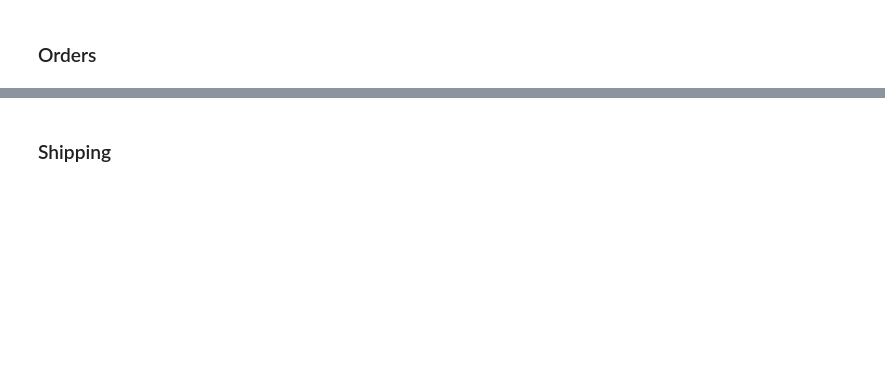
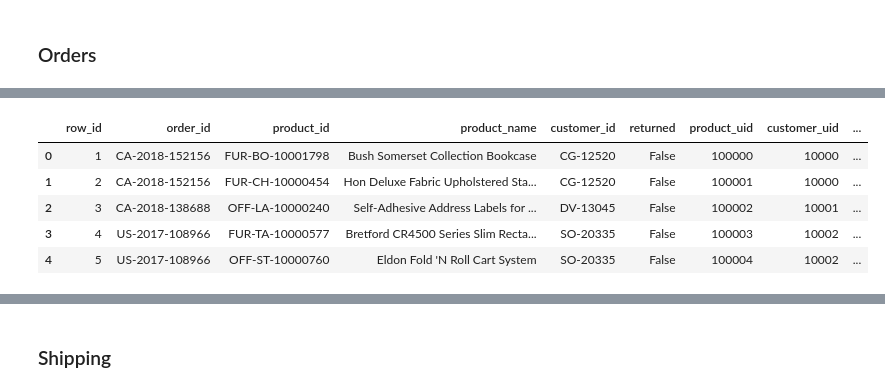
Before and after one commit to IGEremin/DE-101, a Jupyter notebook: Module2/from_excel_to_sql.ipynb, the cells around one changed output, grey strips where cells are left out. Saved outputs shown, nothing was run; the diff lists cells and outputs as text; code cells hidden in the pictures; blank space fills up the shorter version.

```diff
--- a/Module2/from_excel_to_sql.ipynb
+++ b/Module2/from_excel_to_sql.ipynb
@@ -6,3 +30,15 @@ import psycopg2.extras as extras
+# %%
+def select_from_table(table:str, columns:list, conn:pg2.connect):
+    query = "SELECT %s FROM %s" % (','.join(columns), table)
+    with conn.cursor() as cursor:
+        try:
+            cursor.execute(query)
+            conn.commit()
+            return pd.DataFrame(cursor.fetchall(), columns=columns)
+        except (Exception, pg2.DatabaseError) as error:
+            print("Error: %s" % error)
+            conn.rollback()
+            return
 # %% [markdown]
 # Load and explore Excel table
 # %%
@@ -55,2 +87,6 @@ counts = {}
 # %%
-conn = pg2.connect("dbname='de101_module2' user=postgres password=1315420")
+conn = pg2.connect(host='ls-df11e1cd190cf4b7aee7a0eb1512dbda0ae0780f.clldgu4cdaby.eu-central-1.rds.amazonaws.com',
+                   dbname='dbpostgres',
+                   user='postgres',
+                   password='13154200')
+conn.set_session(autocommit=True)
@@ -71,14 +92,0 @@ def insert_into_table(table:str, data:pd.DataFrame, conn:pg2.connect):
-# %%
-def select_from_table(table:str, columns:list, conn:pg2.connect):
-    query = "SELECT %s FROM %s" % (','.join(columns), table)
-    cursor = conn.cursor()
-    try:
-        cursor.execute(query)
-        conn.commit()
-        return pd.DataFrame(cursor.fetchall(), columns=columns)
-    except (Exception, psycopg2.DatabaseError) as error:
-        print("Error: %s" % error)
-        conn.rollback()
-        cursor.close()
-        return
-    cursor.close()
@@ -207,0 +225,18 @@ the dataframe is inserted
+# %%
+prod_df = select_from_table('dw.products', ['product_uid', 'product_id', 'product_name'], conn)
+ord_facts = ord_facts.merge(prod_df, on=['product_id', 'product_name'], how='left')
+
+cust_df = select_from_table('dw.customers', ['customer_uid', 'customer_id'], conn)
+ord_facts = ord_facts.merge(cust_df, on='customer_id', how='left')
+
+ord_df = select_from_table('dw.orders', ['order_uid', 'order_id', 'date_id'], conn)
+ord_facts = ord_facts.merge(ord_df, on='order_id', how='left')
+
+ord_facts.head()
+# %% [output]
+|  | row_id | order_id | product_id | product_name | customer_id | returned | product_uid | customer_uid | ... |
+| 0 | 1 | CA-2018-152156 | FUR-BO-10001798 | Bush Somerset Collection Bookcase | CG-12520 | False | 100000 | 10000 | ... |
+| 1 | 2 | CA-2018-152156 | FUR-CH-10000454 | Hon Deluxe Fabric Upholstered Sta... | CG-12520 | False | 100001 | 10000 | ... |
+| 2 | 3 | CA-2018-138688 | OFF-LA-10000240 | Self-Adhesive Address Labels for ... | DV-13045 | False | 100002 | 10001 | ... |
+| 3 | 4 | US-2017-108966 | FUR-TA-10000577 | Bretford CR4500 Series Slim Recta... | SO-20335 | False | 100003 | 10002 | ... |
+| 4 | 5 | US-2017-108966 | OFF-ST-10000760 | Eldon Fold 'N Roll Cart System | SO-20335 | False | 100004 | 10002 | ... |
```
Also changed, not shown: parts of 50 cells of this notebook, 2 other files.
